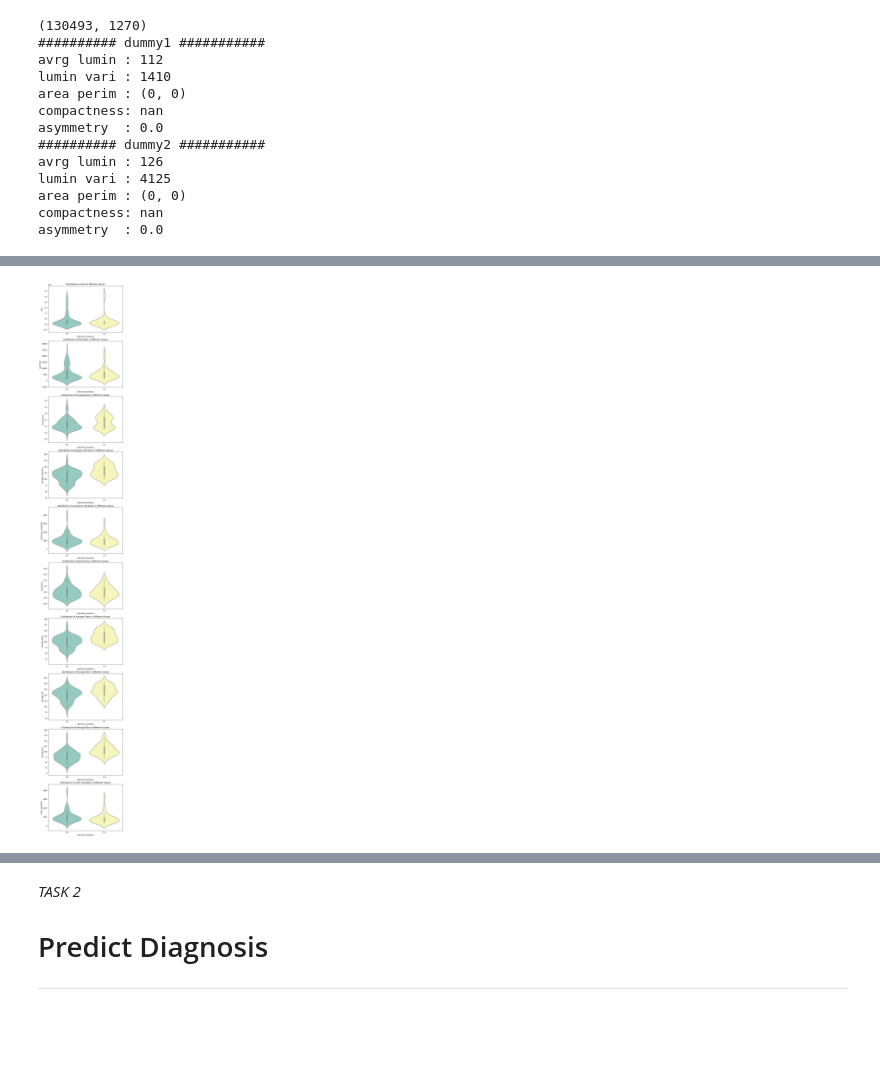
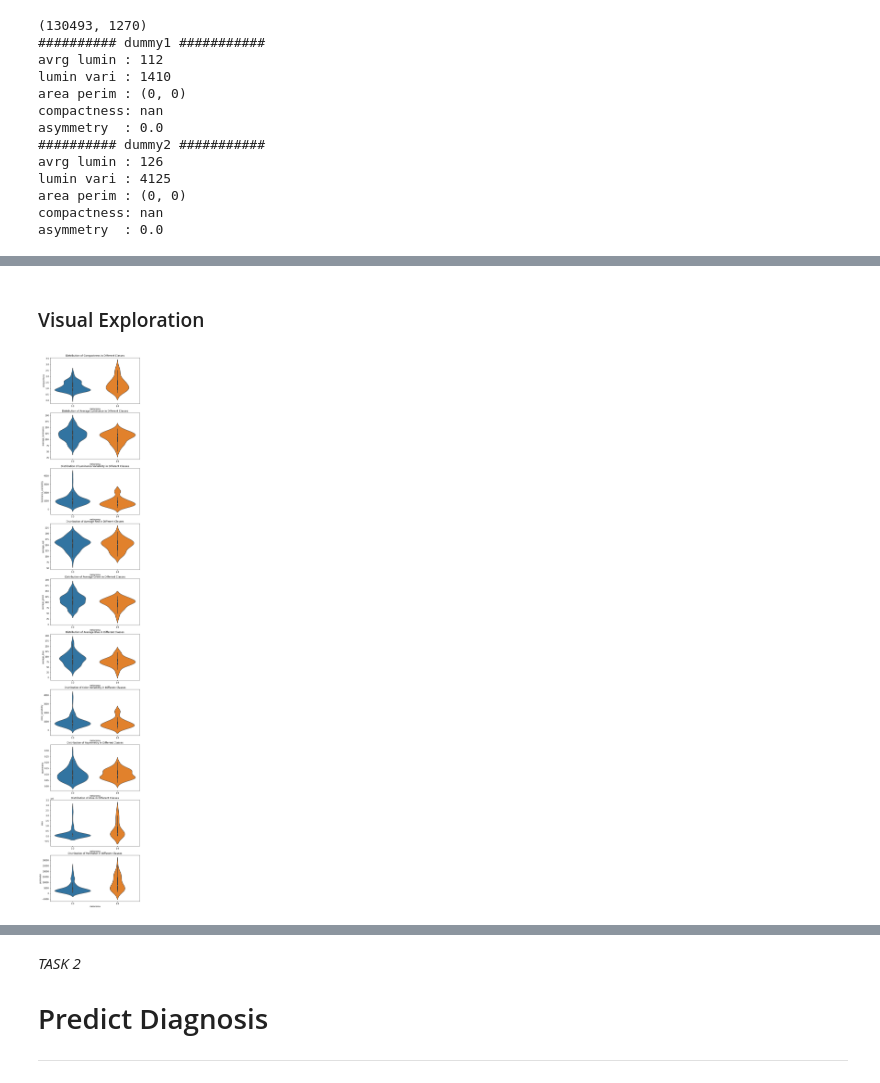
Before and after one commit to mikasenghaas/skin-lesion-detection, a Jupyter notebook: notebooks/project3.ipynb, the cells around one changed output, grey strips where cells are left out. Drawn from its saved outputs; the diff is of its cells as text; code cells hidden in the pictures; blank space fills up the shorter version.

Commit message:
Group: Implemented Dummy Images, Feature Selection and Model Evaluation

```diff
--- a/notebooks/project3.ipynb
+++ b/notebooks/project3.ipynb
@@ -418,11 +439,13 @@ def get_average_color(filtered_image): # image needs to be filtered for lesion
 # %%
 # color variability
-def get_color_variability(filtered_image): # image needs to be filteredd for lesion
+def get_color_variability(filtered_image, measure='variance'): # image needs to be filteredd for lesion
     r, g, b = filtered_image.split() # converting to separate channels
     r= np.array(r)
     g= np.array(g)
     b= np.array(b)
-    rgb=(np.var(r[r > 0]),np.var(g[g > 0]),np.var(b[b > 0]))
+    if measure == 'variance': rgb=(np.var(r[r > 0]),np.var(g[g > 0]),np.var(b[b > 0]))
+    elif measure == 'standard_deviation': rgb=(np.std(r[r > 0]),np.std(g[g > 0]),np.std(b[b > 0]))
+    else: return
     return np.mean(rgb)
 # %%
 def get_asymmetry(mask):
@@ -653,12 +624,7 @@ COMPUTE_FEATURES = True
 # %%
 # compute all features (execution time: 60s)
 if COMPUTE_FEATURES == True:
-    feature_dict = {feature: [] for feature in features if feature not in ['average_color', 'area_perimeter']}
-    feature_dict['own_area'] = []
-    feature_dict['own_perimeter'] = []
-    feature_dict['average_red'] = []
-    feature_dict['average_blue'] = []
-    feature_dict['average_green'] = []
+    feature_dict = {feature: [] for feature in features}
 
     for i in range(len(FILENAME['images'])):
         name = FILENAME['images'][i]
@@ -666,22 +632,18 @@ if COMPUTE_FEATURES == True:
         mask_name = FILENAME['masks'][i] + '.png'
 
         # open temporarily
-        #img = Image.open(PATH['data']['processed'] + PATH['images'] + img_name)
         filtered_img = Image.open(PATH['data']['processed'] + PATH['filtered_images'] + img_name)
         mask = Image.open(PATH['data']['processed'] + PATH['masks'] + mask_name)
 
-        # measure features
+        # measure features and append to feature_dict
         for feature in features:
             if feature in ['compactness', 'asymmetry']:
                 feature_dict[feature].append(feature_functions[feature](mask))
             elif feature in ['average_luminance', 'luminance_variability', 'color_variability']:
                 feature_dict[feature].append(feature_functions[feature](filtered_img))
-            elif feature == 'average_color':
-                r, g, b = feature_functions[feature](filtered_img)
-                feature_dict['average_red'].append(r)
-                feature_dict['average_green'].append(g)
-                feature_dict['average_blue'].append(b)
-            elif feature=="area_perimeter":
-                area, perimeter = feature_functions[feature](mask)
-                feature_dict["own_area"].append(area)
-                feature_dict["own_perimeter"].append(perimeter)
+            elif feature == 'average_red':
+                feature_dict[feature].append(feature_functions[feature](filtered_img)[0])
+            elif feature == 'average_green':
+                feature_dict[feature].append(feature_functions[feature](filtered_img)[1])
+            elif feature == 'average_blue':
+                feature_dict[feature].append(feature_functions[feature](filtered_img)[2])
@@ -746,15 +713,13 @@ df = DATA['features']
+# %% [markdown]
+### Visual Exploration
 # %%
+fig, ax = plt.subplots(nrows=len(features) + 2, figsize=(8, 6 * len(features) + 2))
 
-
-fig, ax = plt.subplots(nrows=10, figsize=(8, 10*6))
-
-for i, feature in enumerate(['area', 'perimeter', 'compactness', 'average_luminance', 'luminance_variability', 'asymmetry', 'average_green', 'average_red', 'average_blue', 'color_variability']):
-    sns.violinplot(x='seborrheic_keratosis',
+for i, feature in enumerate(features + ['area', 'perimeter']):
+    sns.violinplot(x='melanoma',
                    y=feature,
-                   data=df,
-                   #scale="width",
-                   ax=ax[i],
-                   palette="Set3").set_title(f"Distribution of {feature.title().replace('_', ' ')} in different classes");
+                   data=DATA['features'],
+                   ax=ax[i]).set_title(f"Distribution of {feature.title().replace('_', ' ')} in Different Classes");
 # %% [output]
-[figure, old version]
+[figure, new version]
 # %%
```
Also changed, not shown: parts of 76 cells of this notebook.
